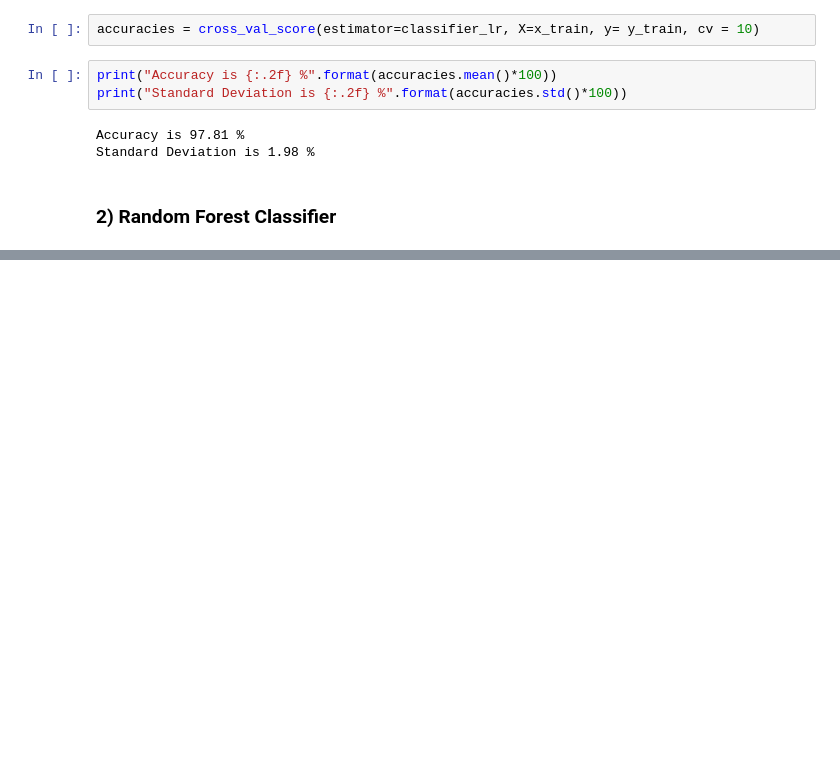
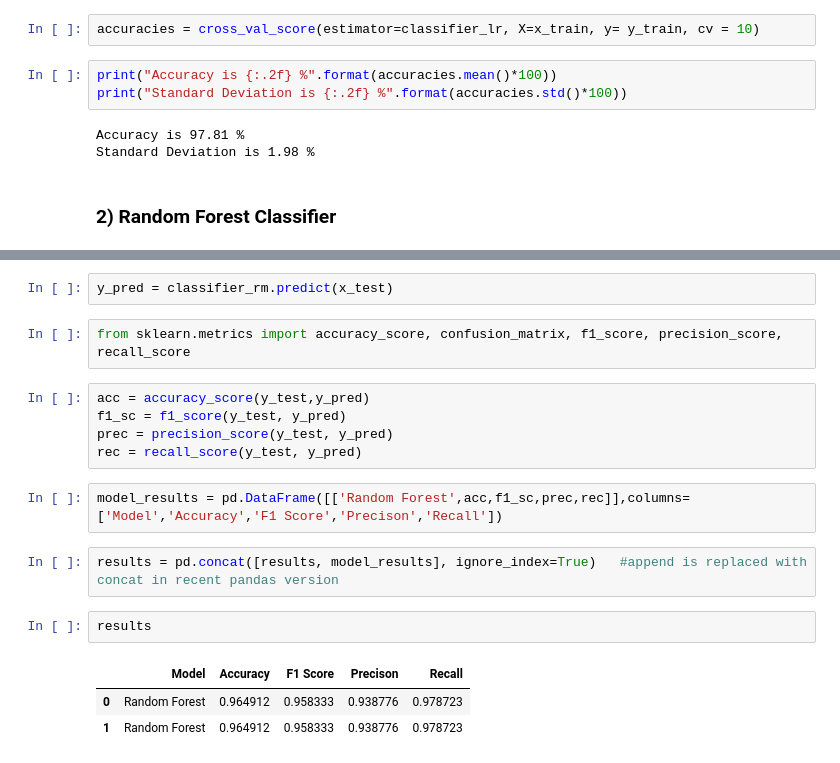
Before and after one commit to hossain-mdismail/MLP1_Breast_Cancer_Detection, a Jupyter notebook: MLP1_Breast_Cancer_Detection.ipynb, the cells around one changed output, grey strips where cells are left out. Cells and saved outputs as stored; diff of their text form; blank space fills up the shorter version.

```diff
--- a/MLP1_Breast_Cancer_Detection.ipynb
+++ b/MLP1_Breast_Cancer_Detection.ipynb
@@ -392,0 +393,19 @@ NameError: name 'calssifier_rm' is not defined
+# %%
+y_pred = classifier_rm.predict(x_test)
+# %%
+from sklearn.metrics import accuracy_score, confusion_matrix, f1_score, precision_score, recall_score
+# %%
+acc = accuracy_score(y_test,y_pred)
+f1_sc = f1_score(y_test, y_pred)
+prec = precision_score(y_test, y_pred)
+rec = recall_score(y_test, y_pred)
+# %%
+model_results = pd.DataFrame([['Random Forest',acc,f1_sc,prec,rec]],columns= ['Model','Accuracy','F1 Score','Precison','Recall'])
+# %%
+results = pd.concat([results, model_results], ignore_index=True)   #append is replaced with concat in recent pandas version
+# %%
+results
+# %% [output]
+|  | Model | Accuracy | F1 Score | Precison | Recall |
+| 0 | Random Forest | 0.964912 | 0.958333 | 0.938776 | 0.978723 |
+| 1 | Random Forest | 0.964912 | 0.958333 | 0.938776 | 0.978723 |
```
Also changed, not shown: parts of 1 cell of this notebook.
